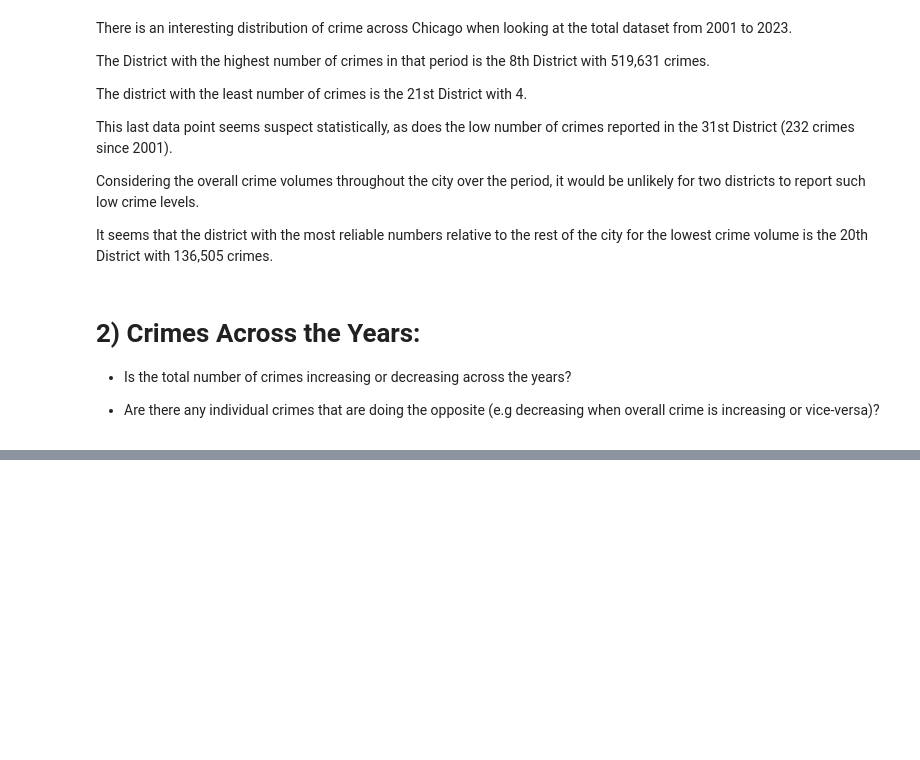
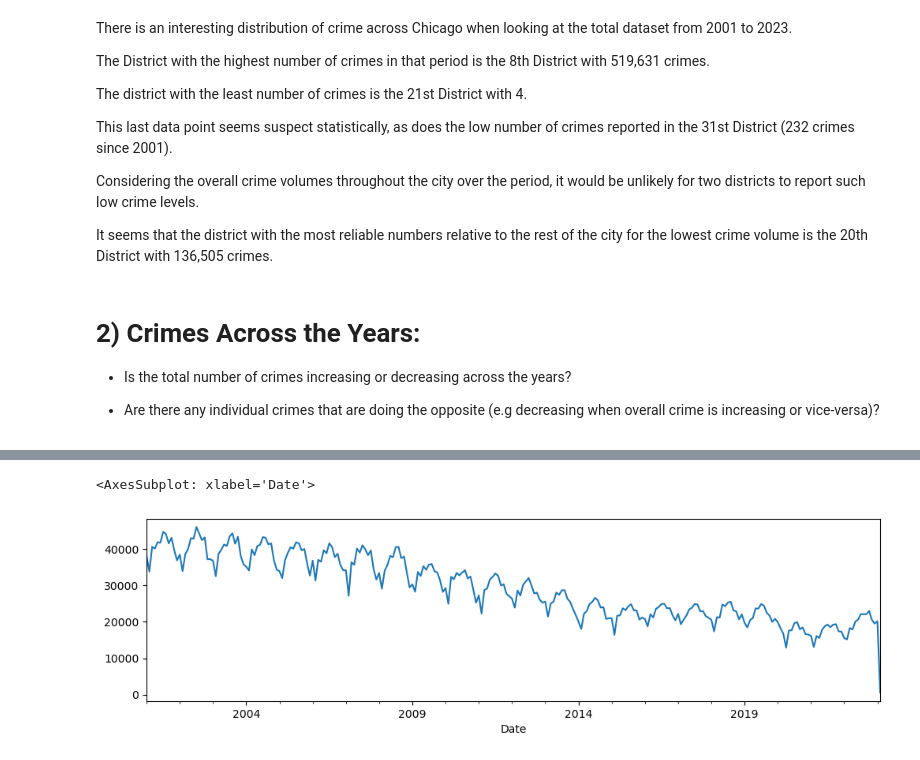
Before and after one commit to MentalTorque/Chicago-Crime-Data, a Jupyter notebook: Chicago_Crime_Data_Analysis.ipynb, the cells around one changed output, grey strips where cells are left out. Saved outputs shown, nothing was run; the diff lists cells and outputs as text; code cells hidden in the pictures; blank space fills up the shorter version.

```diff
--- a/Chicago_Crime_Data_Analysis.ipynb
+++ b/Chicago_Crime_Data_Analysis.ipynb
@@ -804,0 +814,5 @@ ax = top_drop10.plot.bar(title = 'Top 10 Crimes Reduced 2002 to 2022')
+# %%
+#Resample the dataset to a monthly frequency
+monthly_df = chrono_df.resample('M').count()
+#annual_df.value_count('id')
+monthly_df
@@ -804,0 +834,7 @@ ax = top_drop10.plot.bar(title = 'Top 10 Crimes Reduced 2002 to 2022')
+# %%
+# Plot the monthly data using ID counts to see if there are any patterns...
+
+monthly_df['ID'].plot()
+# %% [output]
+<AxesSubplot: xlabel='Date'>
+[figure, added]
```
Also changed, not shown: parts of 25 cells of this notebook.
